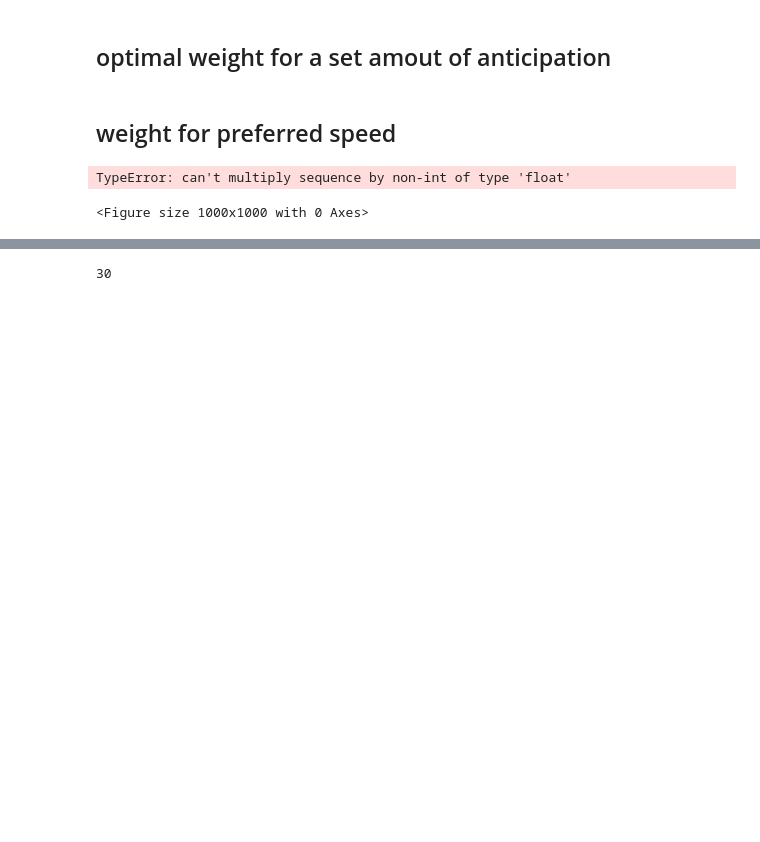
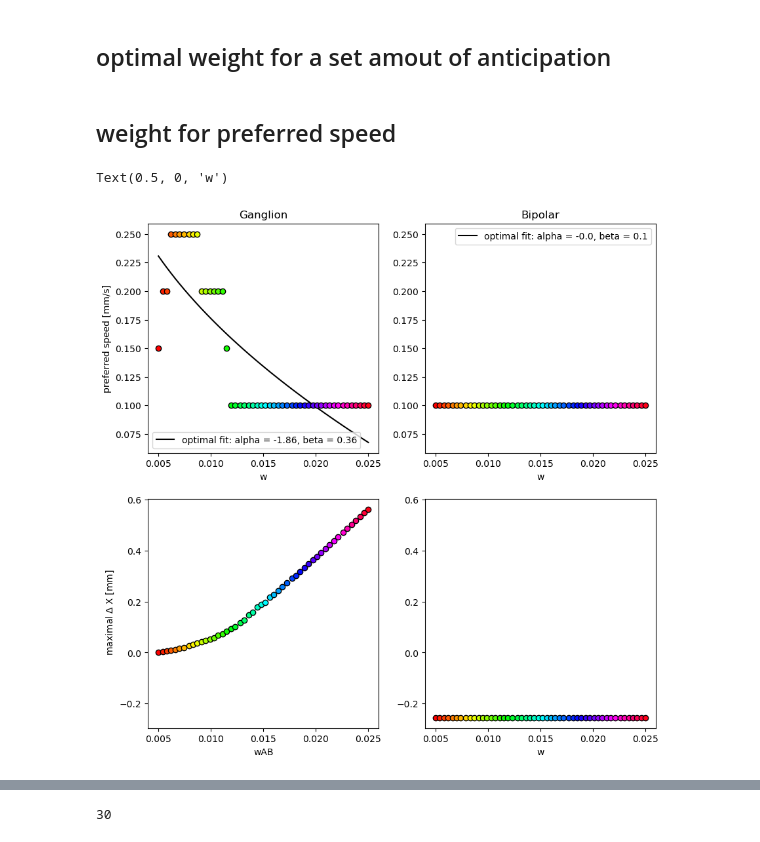
Before and after one commit to simoneeb/motion_anticipation_network, a Jupyter notebook: Figures_Paper_v2/Figure_codes/F4-prefspeed-ff.ipynb, the cells around one changed output, grey strips where cells are left out. Cells and saved outputs as stored; diff of their text form; code cells hidden in the pictures; blank space fills up the shorter version.

```diff
--- a/Figures_Paper_v2/Figure_codes/F4-prefspeed-ff.ipynb
+++ b/Figures_Paper_v2/Figure_codes/F4-prefspeed-ff.ipynb
@@ -315,7 +307,7 @@ gs = fig.add_gridspec(2,2)
 
 
 
-weights = np.asarray(weights_G*10.)  # bc w = wAB*wBA
+weights = np.asarray(weights_G)  # bc w = wAB*wBA
 pref_speeds = np.asarray(pref_speeds_G)
 popt,_ = curve_fit(preferred_speed,weights,pref_speeds)
 
@@ -355,33 +347,33 @@ axa = ax
 weights = np.asarray(weights_B)
 pref_speeds = np.asarray(pref_speeds_B)
 
 def preferred_speed(wplus,alpha,beta):
 
     return alpha*np.sqrt(wplus)+beta
 
 
 popt,_ = curve_fit(preferred_speed,weights,pref_speeds)
 
 
 
 ax = fig.add_subplot(gs[0,1],sharey = axs)
 
 ax.set_title('Bipolar')
 for wi,w in enumerate(weights):
     plt.scatter(w,pref_speeds[wi], color = cmapg(wi), edgecolor = 'k', zorder = 10)
 plt.plot(weights, preferred_speed(weights,*popt), label  =f'optimal fit: alpha = {np.round(popt[0],2)}, beta = {np.round(popt[1],2)}', color = 'k')
 
 plt.xlabel('w')
 plt.legend()
 
 
 ax = fig.add_subplot(gs[1,1],sharey = axa)
 ax.set_title(' ')
 for wi,w in enumerate(weights):
     plt.scatter(w,pref_amp_B[wi], color = cmapg(wi), edgecolor = 'k', zorder = 10)
 
 plt.xlabel('w')
 # %% [output]
-TypeError: can't multiply sequence by non-int of type 'float'
+Text(0.5, 0, 'w')
-<Figure size 1000x1000 with 0 Axes>
+[figure, added]
 # %% [markdown]
```
Also changed, not shown: parts of 7 cells of this notebook, 16 other files.
